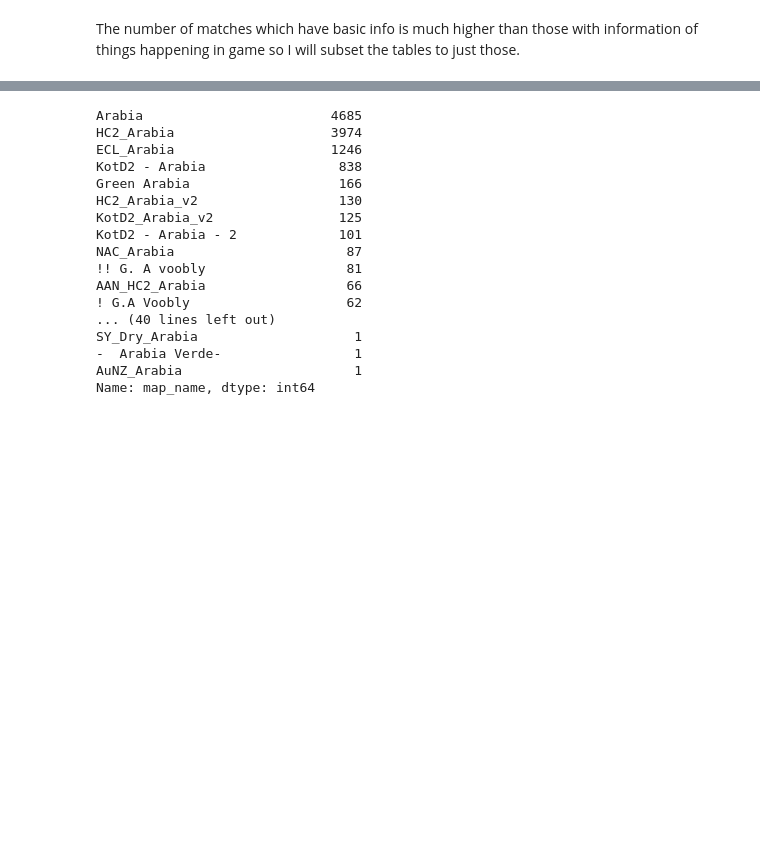
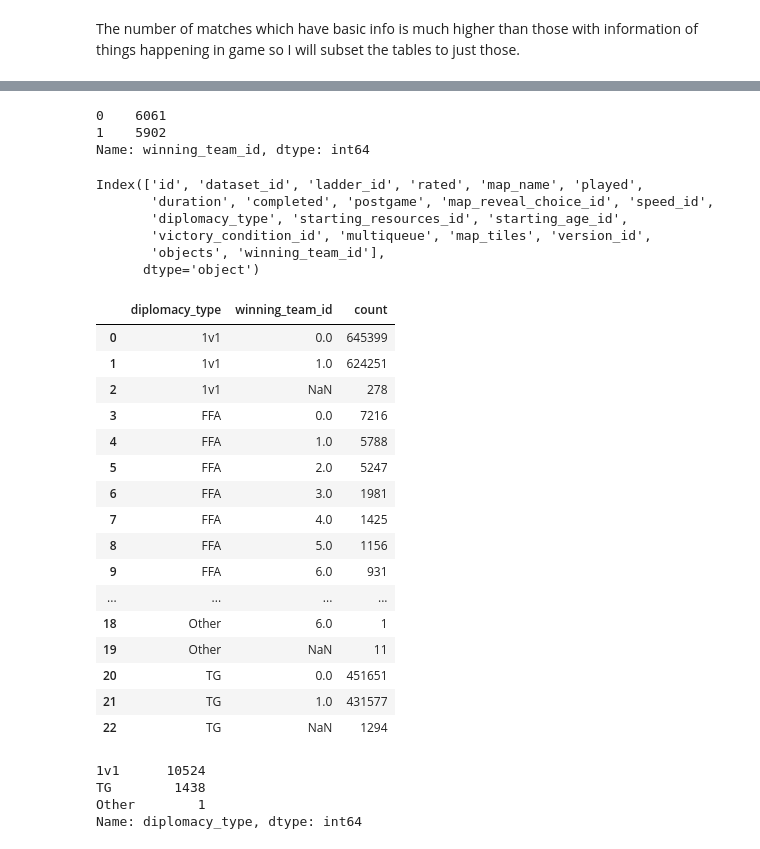
Before and after one commit to benbranchflower/aoepredict, a Jupyter notebook: EDA.ipynb, the cells around one changed output, grey strips where cells are left out. Drawn from its saved outputs; the diff is of its cells as text; code cells hidden in the pictures; blank space fills up the shorter version.

```diff
--- a/EDA.ipynb
+++ b/EDA.ipynb
@@ -131,20 +313,35 @@ df.shape
 # %%
-df.map_name.value_counts()
+df.winning_team_id.value_counts()
 # %% [output]
-Arabia                        4685
-HC2_Arabia                    3974
-ECL_Arabia                    1246
-KotD2 - Arabia                 838
-Green Arabia                   166
-HC2_Arabia_v2                  130
-KotD2_Arabia_v2                125
-KotD2 - Arabia - 2             101
-NAC_Arabia                      87
-!! G. A voobly                  81
-AAN_HC2_Arabia                  66
-! G.A Voobly                    62
-... (40 lines left out)
-SY_Dry_Arabia                    1
--  Arabia Verde-                 1
-AuNZ_Arabia                      1
-Name: map_name, dtype: int64
+0    6061
+1    5902
+Name: winning_team_id, dtype: int64
+# %%
+df.columns
+# %% [output]
+Index(['id', 'dataset_id', 'ladder_id', 'rated', 'map_name', 'played',
+       'duration', 'completed', 'postgame', 'map_reveal_choice_id', 'speed_id',
+       'diplomacy_type', 'starting_resources_id', 'starting_age_id',
+       'victory_condition_id', 'multiqueue', 'map_tiles', 'version_id',
+       'objects', 'winning_team_id'],
+      dtype='object')
+# %%
+dl.get_table('SELECT diplomacy_type,winning_team_id,COUNT(*) FROM matches GROUP BY diplomacy_type,winning_team_id')
+# %% [output]
+|  | diplomacy_type | winning_team_id | count |
+| 0 | 1v1 | 0.0 | 645399 |
+| 1 | 1v1 | 1.0 | 624251 |
+| 2 | 1v1 | NaN | 278 |
+| 3 | FFA | 0.0 | 7216 |
+| 4 | FFA | 1.0 | 5788 |
+| 5 | FFA | 2.0 | 5247 |
+| 6 | FFA | 3.0 | 1981 |
+| 7 | FFA | 4.0 | 1425 |
+| 8 | FFA | 5.0 | 1156 |
+| 9 | FFA | 6.0 | 931 |
+| ... | ... | ... | ... |
+| 18 | Other | 6.0 | 1 |
+| 19 | Other | NaN | 11 |
+| 20 | TG | 0.0 | 451651 |
+| 21 | TG | 1.0 | 431577 |
+| 22 | TG | NaN | 1294 |
@@ -150,0 +350,7 @@ Name: map_name, dtype: int64
+# %%
+df.diplomacy_type.value_counts()
+# %% [output]
+1v1      10524
+TG        1438
+Other        1
+Name: diplomacy_type, dtype: int64
```
Also changed, not shown: parts of 30 cells of this notebook.
